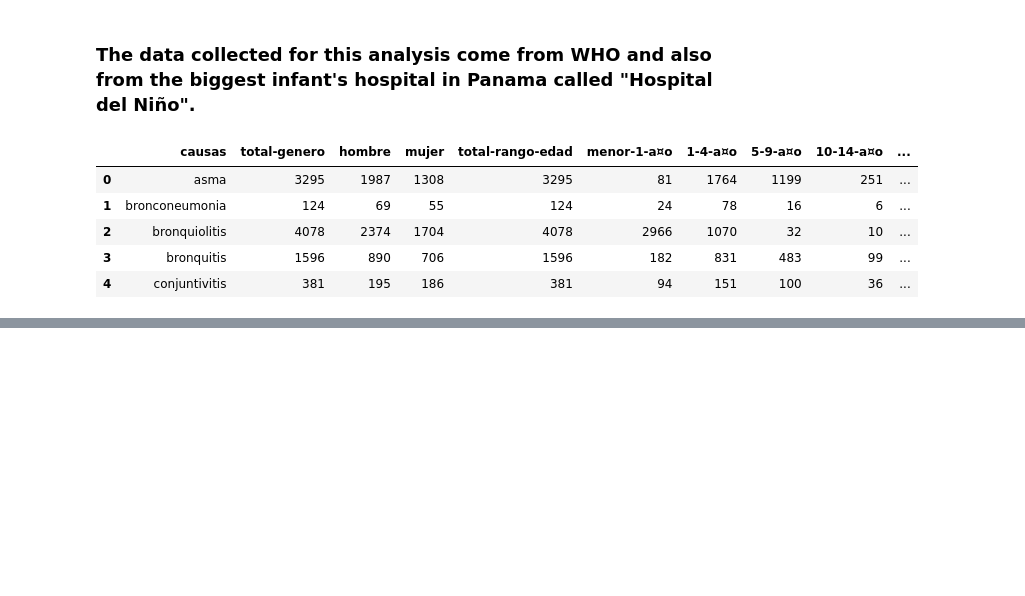
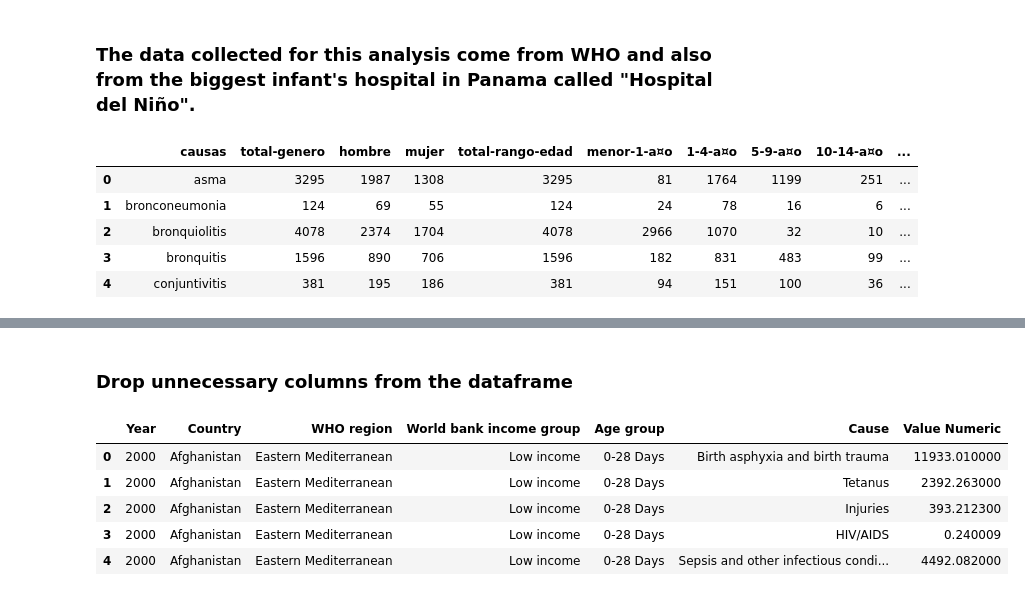
Before and after one commit to jariel17/illness-in-one-year-babies-analysis, a Jupyter notebook: notebooks/01-data-loading.ipynb, the cells around one changed output, grey strips where cells are left out. Cells and saved outputs as stored; diff of their text form; code cells hidden in the pictures; blank space fills up the shorter version.

```diff
--- a/notebooks/01-data-loading.ipynb
+++ b/notebooks/01-data-loading.ipynb
@@ -37,0 +173,20 @@ neonatal_deaths_raw.head()
+# %% [markdown]
+### Drop unnecessary columns from the dataframe
+# %%
+preprocessed_neonatal_deaths_df = (
+    neonatal_deaths_df
+    .drop('Indicator', axis=1)
+    .drop('Global', axis=1)
+    .drop('Datasource short', axis=1)
+    .drop('Datasource long', axis=1)
+    .drop('Value String', axis=1)
+)
+
+preprocessed_neonatal_deaths_df.head()
+# %% [output]
+|  | Year | Country | WHO region | World bank income group | Age group | Cause | Value Numeric |
+| 0 | 2000 | Afghanistan | Eastern Mediterranean | Low income | 0-28 Days | Birth asphyxia and birth trauma | 11933.010000 |
+| 1 | 2000 | Afghanistan | Eastern Mediterranean | Low income | 0-28 Days | Tetanus | 2392.263000 |
+| 2 | 2000 | Afghanistan | Eastern Mediterranean | Low income | 0-28 Days | Injuries | 393.212300 |
+| 3 | 2000 | Afghanistan | Eastern Mediterranean | Low income | 0-28 Days | HIV/AIDS | 0.240009 |
+| 4 | 2000 | Afghanistan | Eastern Mediterranean | Low income | 0-28 Days | Sepsis and other infectious condi... | 4492.082000 |
```
Also changed, not shown: parts of 11 cells of this notebook.
